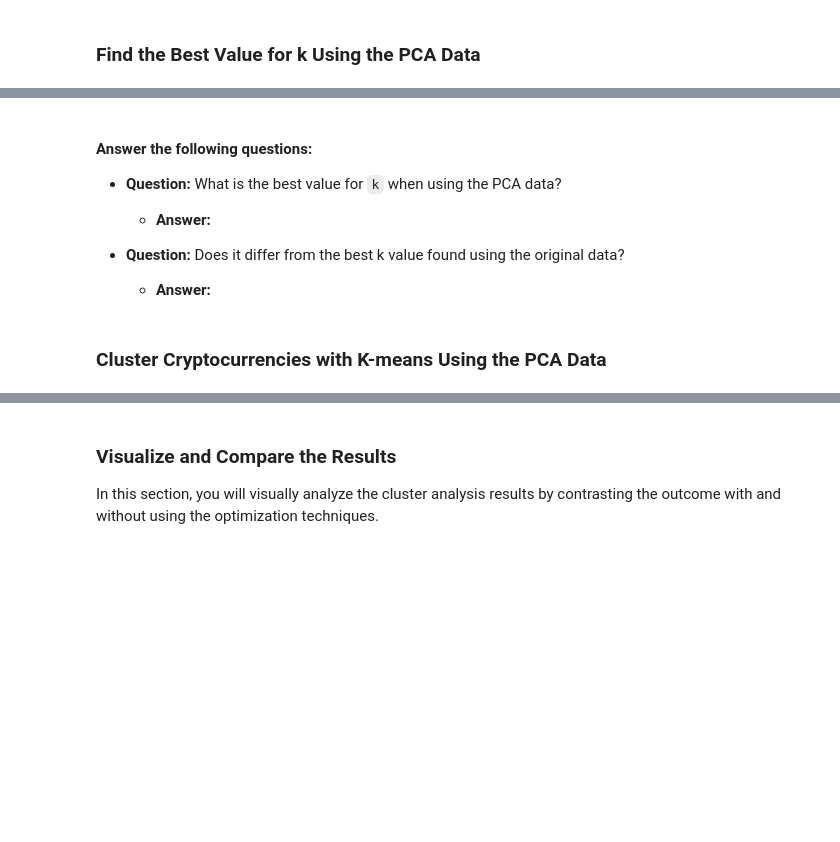
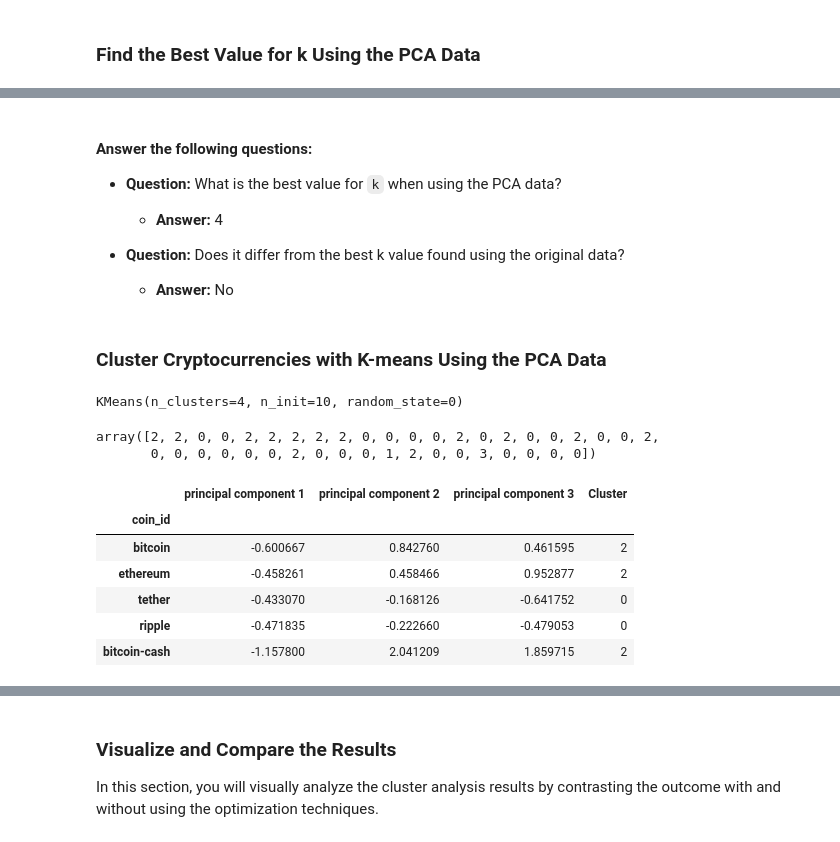
Before and after one commit to TonysTinyToes/CryptoClustering, a Jupyter notebook: Crypto_Clustering.ipynb, the cells around one changed output, grey strips where cells are left out. Drawn from its saved outputs; the diff is of its cells as text; code cells hidden in the pictures; blank space fills up the shorter version.

```diff
--- a/Crypto_Clustering.ipynb
+++ b/Crypto_Clustering.ipynb
@@ -245,12 +245,18 @@ crypto_pca_df.head()
 k_values = list(range(1,12))
 # %%
 # Create an empty list to store the inertia values
-
+inertia = []
 
 # Create a for loop to compute the inertia with each possible value of k
-# Inside the loop:
-# 1. Create a KMeans model using the loop counter for the n_clusters
-# 2. Fit the model to the data using `df_market_data_pca`
-# 3. Append the model.inertia_ to the inertia list
+for k in k_values:
+
+    # 1. Create a KMeans model using the loop counter for the n_clusters
+    model = KMeans(n_clusters=k,  n_init=10, random_state=2)
+
+    # 2. Fit the model to the data using `df_market_data_pca`
+    model.fit(crypto_pca_df)
+
+    # 3. Append the model.inertia_ to the inertia list
+    inertia.append(model.inertia_)
 # %%
 # Create a dictionary with the data to plot the Elbow curve
@@ -264,30 +275,48 @@ k_values = list(range(1,12))
 
 * **Question:** What is the best value for `k` when using the PCA data?
 
-  * **Answer:**
+  * **Answer:** 4
 
 
 * **Question:** Does it differ from the best k value found using the original data?
 
-  * **Answer:**
+  * **Answer:** No
 # %% [markdown]
 ### Cluster Cryptocurrencies with K-means Using the PCA Data
 # %%
 # Initialize the K-Means model using the best value for k
+model_pca = KMeans(n_clusters=4, n_init=10, random_state=0)
 # %%
 # Fit the K-Means model using the PCA data
+model_pca.fit(crypto_pca_df)
+# %% [output]
+KMeans(n_clusters=4, n_init=10, random_state=0)
 # %%
 # Predict the clusters to group the cryptocurrencies using the PCA data
+clusters_pca = model_pca.predict(crypto_pca_df)
 
 # Print the resulting array of cluster values.
+clusters_pca
+# %% [output]
+array([2, 2, 0, 0, 2, 2, 2, 2, 2, 0, 0, 0, 0, 2, 0, 2, 0, 0, 2, 0, 0, 2,
+       0, 0, 0, 0, 0, 0, 2, 0, 0, 0, 1, 2, 0, 0, 3, 0, 0, 0, 0])
 # %%
 # Create a copy of the DataFrame with the PCA data
-
+crypto_pca_cluster_df = crypto_pca_df.copy()
 
 # Add a new column to the DataFrame with the predicted clusters
-
+crypto_pca_cluster_df["Cluster"] = clusters_pca
 
 # Display sample data
+crypto_pca_cluster_df.head()
+# %% [output]
+|  | principal component 1 | principal component 2 | principal component 3 | Cluster |
+| coin_id |  |  |  |  |
+| bitcoin | -0.600667 | 0.842760 | 0.461595 | 2 |
+| ethereum | -0.458261 | 0.458466 | 0.952877 | 2 |
+| tether | -0.433070 | -0.168126 | -0.641752 | 0 |
+| ripple | -0.471835 | -0.222660 | -0.479053 | 0 |
+| bitcoin-cash | -1.157800 | 2.041209 | 1.859715 | 2 |
 # %%
 # Create a scatter plot using hvPlot by setting
 # `x="PC1"` and `y="PC2"`.
```
Also changed, not shown: parts of 4 cells of this notebook.
